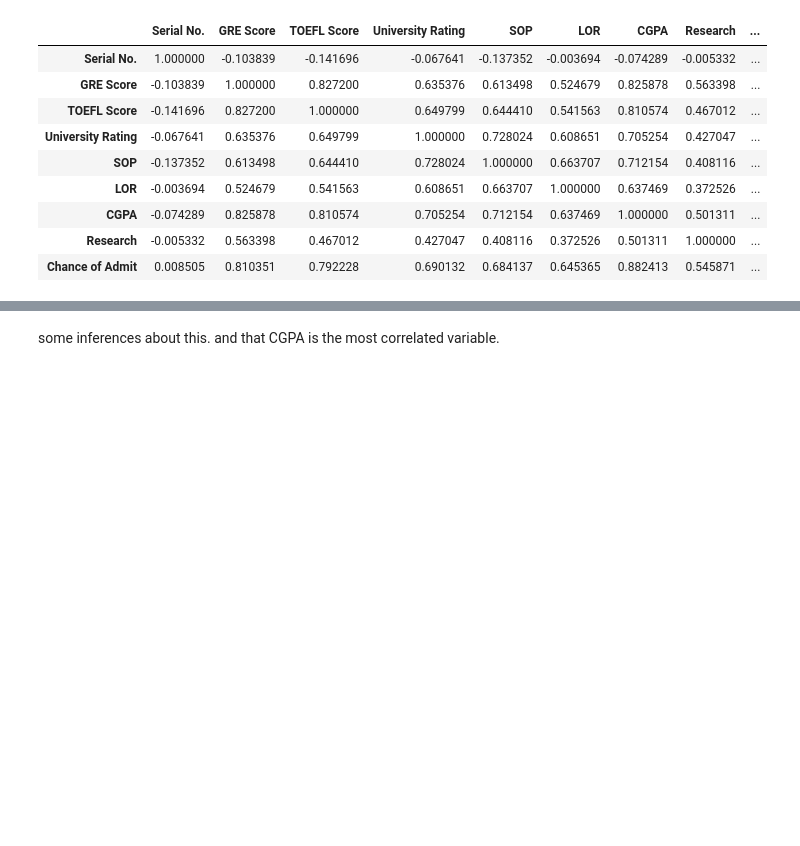
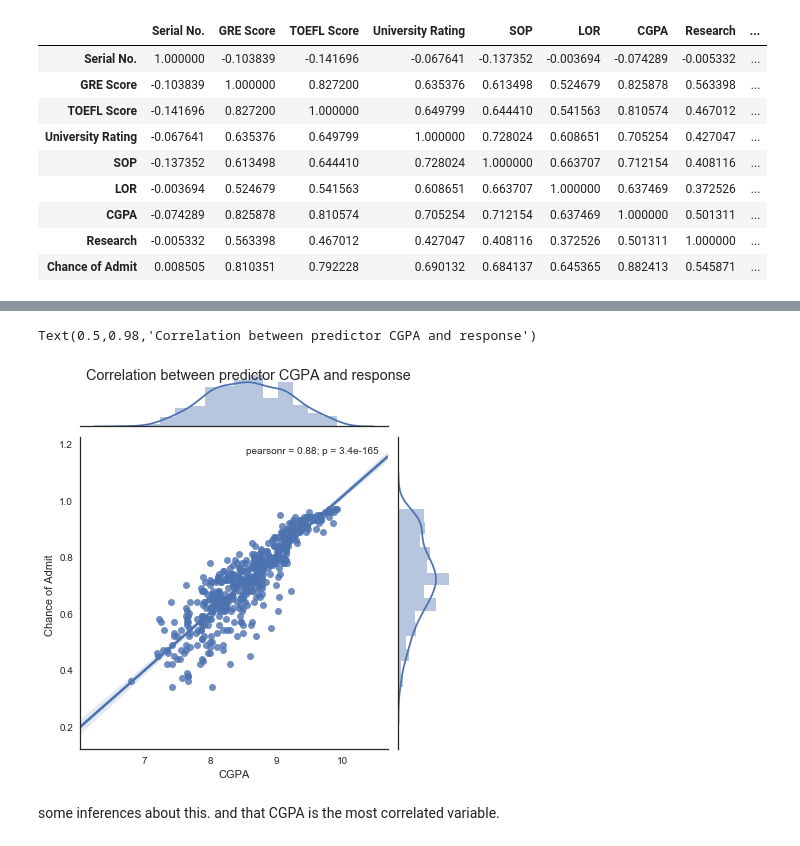
Before and after one commit to joaquinmenendez/machine-learning-course, a Jupyter notebook: Exploratory Data Analysis.ipynb, the cells around one changed output, grey strips where cells are left out. Cells and saved outputs as stored; diff of their text form; code cells hidden in the pictures; blank space fills up the shorter version.

```diff
--- a/Exploratory Data Analysis.ipynb
+++ b/Exploratory Data Analysis.ipynb
@@ -165,3 +156,10 @@ sns.jointplot(x='CGPA', y='Chance of Admit ', data= data, kind="reg");
+# %%
+# We observe that 'CGPA' is the variable that most correlate with 'Chance of Admit'. Let's look that in more detail.
+g =sns.jointplot(x='CGPA', y='Chance of Admit ', data= data, kind="reg");
+g.fig.suptitle('Correlation between predictor CGPA and response')
+# %% [output]
+Text(0.5,0.98,'Correlation between predictor CGPA and response')
+[figure, added]
 # %% [markdown]
 some inferences about this. and that CGPA is the most correlated variable.
 # %%
```
Also changed, not shown: parts of 8 cells of this notebook.
